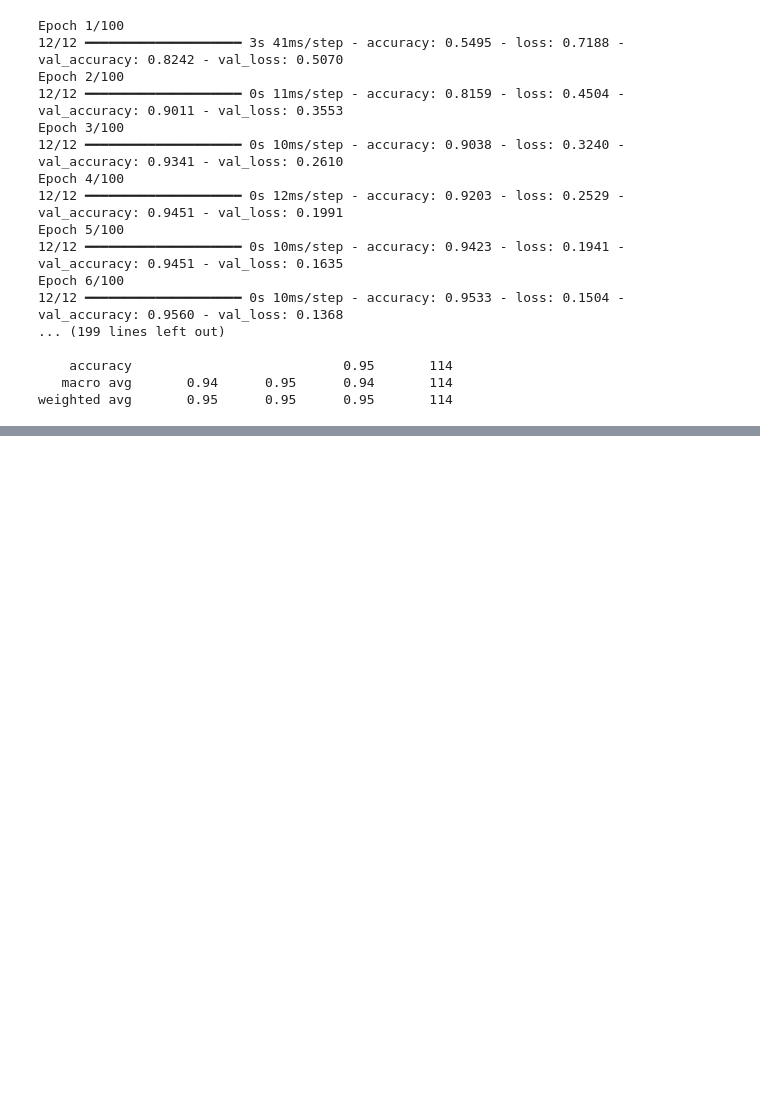
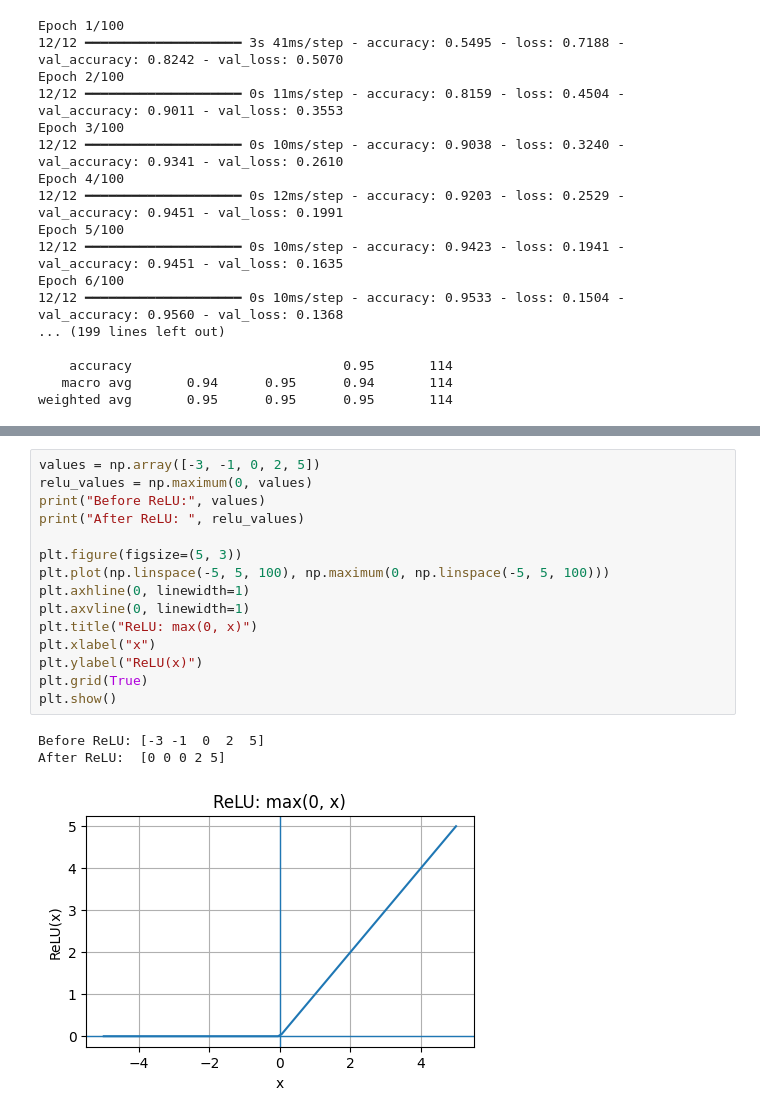
Before and after one commit to danial212k/NIAI_Netsol_Tasks, a Jupyter notebook: Muhammad_Danial_Batch_3/Class_Tasks_Solutions/All_Tasks.ipynb, the cells around one changed output, grey strips where cells are left out. Saved outputs shown, nothing was run; the diff lists cells and outputs as text; blank space fills up the shorter version.

```diff
--- a/Muhammad_Danial_Batch_3/Class_Tasks_Solutions/All_Tasks.ipynb
+++ b/Muhammad_Danial_Batch_3/Class_Tasks_Solutions/All_Tasks.ipynb
@@ -5979,0 +6098,19 @@ weighted avg       0.95      0.95      0.95       114
+# %%
+values = np.array([-3, -1, 0, 2, 5])
+relu_values = np.maximum(0, values)
+print("Before ReLU:", values)
+print("After ReLU: ", relu_values)
+
+plt.figure(figsize=(5, 3))
+plt.plot(np.linspace(-5, 5, 100), np.maximum(0, np.linspace(-5, 5, 100)))
+plt.axhline(0, linewidth=1)
+plt.axvline(0, linewidth=1)
+plt.title("ReLU: max(0, x)")
+plt.xlabel("x")
+plt.ylabel("ReLU(x)")
+plt.grid(True)
+plt.show()
+# %% [output]
+Before ReLU: [-3 -1  0  2  5]
+After ReLU:  [0 0 0 2 5]
+[figure, added]
```
Also changed, not shown: parts of 35 cells of this notebook, 3 other files.
